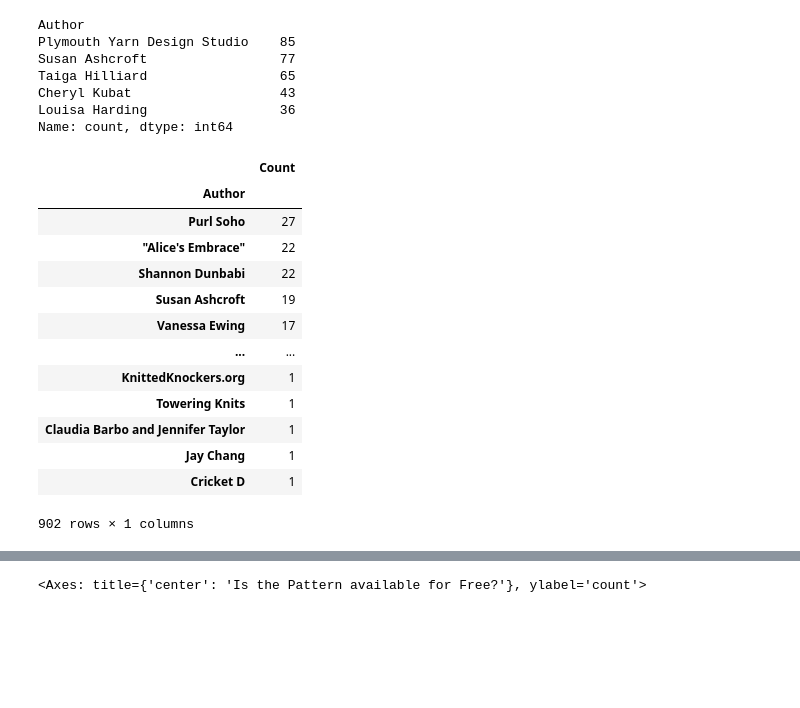
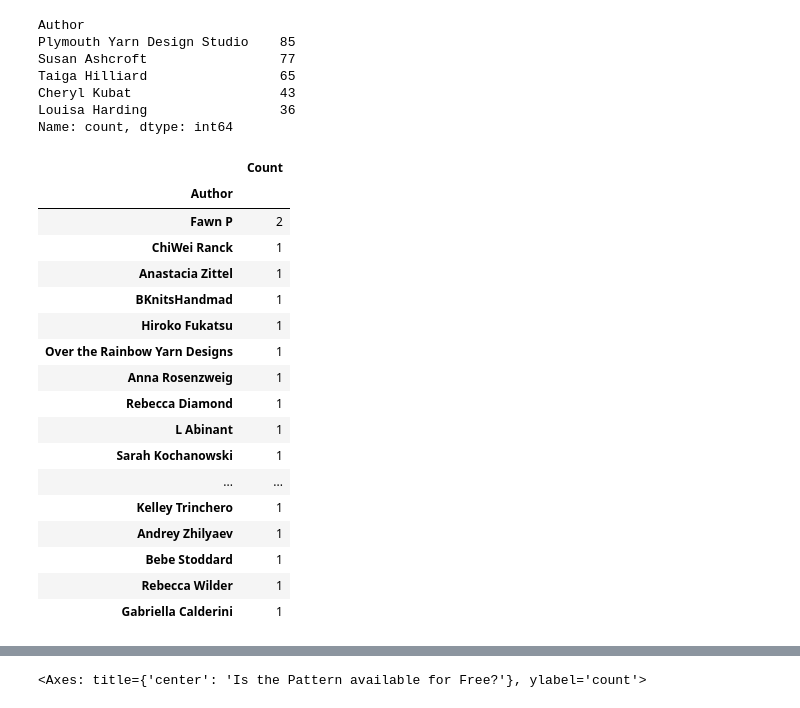
Before and after one commit to amoeba731/Yarnshop, a Jupyter notebook: yarnshop.ipynb, the cells around one changed output, grey strips where cells are left out. Cells and saved outputs as stored; diff of their text form; code cells hidden in the pictures; blank space fills up the shorter version.

```diff
--- a/yarnshop.ipynb
+++ b/yarnshop.ipynb
@@ -340,23 +342,27 @@ Name: count, dtype: int64
 # %%
 #What authors wrote multiple free patterns?
 author_count=pd.DataFrame(free_patterns['Author'].value_counts())
 author_count.columns=['Count']
-author_count
+author_count.iloc[199:220]
 # %% [output]
 |  | Count |
 | Author |  |
-| Purl Soho | 27 |
-| "Alice's Embrace" | 22 |
-| Shannon Dunbabi | 22 |
-| Susan Ashcroft | 19 |
-| Vanessa Ewing | 17 |
+| Fawn P | 2 |
+| ChiWei Ranck | 1 |
+| Anastacia Zittel | 1 |
+| BKnitsHandmad | 1 |
+| Hiroko Fukatsu | 1 |
+| Over the Rainbow Yarn Designs | 1 |
+| Anna Rosenzweig | 1 |
+| Rebecca Diamond | 1 |
+| L Abinant | 1 |
+| Sarah Kochanowski | 1 |
 | ... | ... |
-| KnittedKnockers.org | 1 |
-| Towering Knits | 1 |
-| Claudia Barbo and Jennifer Taylor | 1 |
-| Jay Chang | 1 |
-| Cricket D | 1 |
+| Kelley Trinchero | 1 |
+| Andrey Zhilyaev | 1 |
+| Bebe Stoddard | 1 |
+| Rebecca Wilder | 1 |
+| Gabriella Calderini | 1 |
-902 rows × 1 columns
 # %%
 #Add the pattern count back to the free pattern data, and sort by pattern count in ascending order
 author_value=free_patterns.merge(author_count, on='Author', how= 'outer')
```
Also changed, not shown: parts of 2 cells of this notebook, 1 other file.
